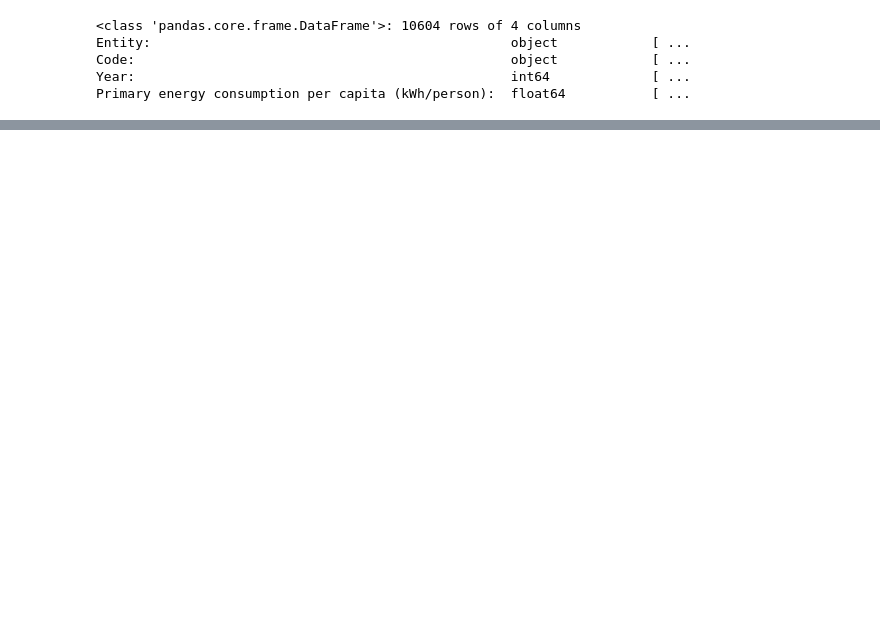
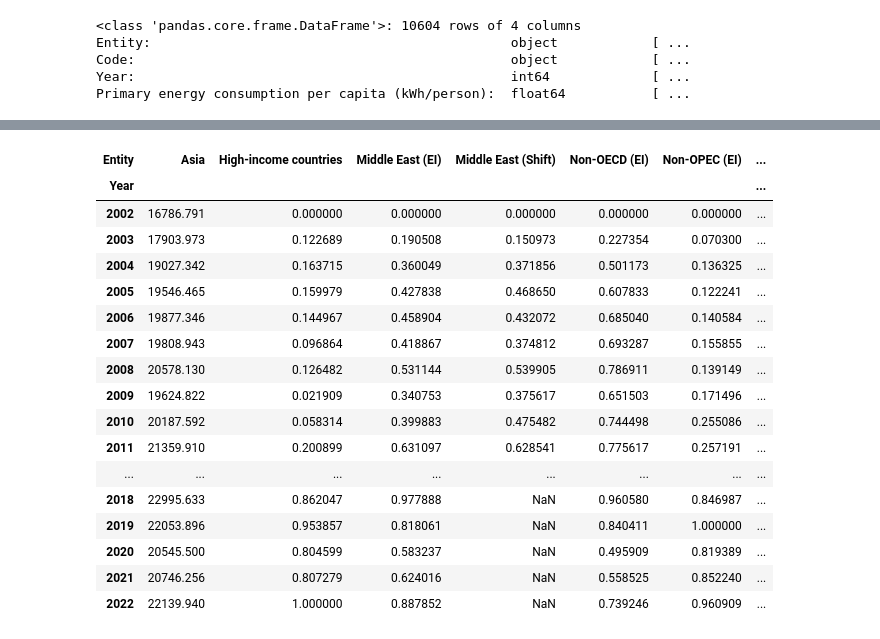
Before and after one commit to carlosvneves/fiap_techchallenge04, a Jupyter notebook: TechChallenge04_exog.ipynb, the cells around one changed output, grey strips where cells are left out. Cells and saved outputs as stored; diff of their text form; code cells hidden in the pictures; blank space fills up the shorter version.

```diff
--- a/TechChallenge04_exog.ipynb
+++ b/TechChallenge04_exog.ipynb
@@ -99,0 +153,2 @@ energy_percapita_gt_2001.groupby("Entity").sum(
+# %%
+oil_prod_country_gt_2001 = oil_prod_country.query("Year > 2001")
@@ -99,0 +184,4 @@ energy_percapita_gt_2001.groupby("Entity").sum(
+# %%
+oil_prod_country_gt_2001 = oil_prod_country_gt_2001.query(
+    f"Entity in {top15.to_list()}"
+)
@@ -99,0 +258,5 @@ energy_percapita_gt_2001.groupby("Entity").sum(
+# %%
+df_production = oil_prod_country_gt_2001.reset_index()[
+    ["Entity", "Year", "Oil production (TWh)"]
+].pivot(index="Year", columns="Entity", values="Oil production (TWh)")
+# df_production.reset_index()
@@ -99,0 +289,30 @@ energy_percapita_gt_2001.groupby("Entity").sum(
+# %%
+from sklearn.preprocessing import MinMaxScaler
+import plotly.graph_objs as go
+
+# Normalizing the production data
+scaler = MinMaxScaler()
+normalized_production = df_production.copy()
+normalized_production.iloc[:, 1:] = scaler.fit_transform(
+    df_production.iloc[:, 1:].to_numpy()
+)
+normalized_production
+# %% [output]
+| Entity | Asia | High-income countries | Middle East (EI) | Middle East (Shift) | Non-OECD (EI) | Non-OPEC (EI) | ... |
+| Year |  |  |  |  |  |  | ... |
+| 2002 | 16786.791 | 0.000000 | 0.000000 | 0.000000 | 0.000000 | 0.000000 | ... |
+| 2003 | 17903.973 | 0.122689 | 0.190508 | 0.150973 | 0.227354 | 0.070300 | ... |
+| 2004 | 19027.342 | 0.163715 | 0.360049 | 0.371856 | 0.501173 | 0.136325 | ... |
+| 2005 | 19546.465 | 0.159979 | 0.427838 | 0.468650 | 0.607833 | 0.122241 | ... |
+| 2006 | 19877.346 | 0.144967 | 0.458904 | 0.432072 | 0.685040 | 0.140584 | ... |
+| 2007 | 19808.943 | 0.096864 | 0.418867 | 0.374812 | 0.693287 | 0.155855 | ... |
+| 2008 | 20578.130 | 0.126482 | 0.531144 | 0.539905 | 0.786911 | 0.139149 | ... |
+| 2009 | 19624.822 | 0.021909 | 0.340753 | 0.375617 | 0.651503 | 0.171496 | ... |
+| 2010 | 20187.592 | 0.058314 | 0.399883 | 0.475482 | 0.744498 | 0.255086 | ... |
+| 2011 | 21359.910 | 0.200899 | 0.631097 | 0.628541 | 0.775617 | 0.257191 | ... |
+| ... | ... | ... | ... | ... | ... | ... | ... |
+| 2018 | 22995.633 | 0.862047 | 0.977888 | NaN | 0.960580 | 0.846987 | ... |
+| 2019 | 22053.896 | 0.953857 | 0.818061 | NaN | 0.840411 | 1.000000 | ... |
+| 2020 | 20545.500 | 0.804599 | 0.583237 | NaN | 0.495909 | 0.819389 | ... |
+| 2021 | 20746.256 | 0.807279 | 0.624016 | NaN | 0.558525 | 0.852240 | ... |
+| 2022 | 22139.940 | 1.000000 | 0.887852 | NaN | 0.739246 | 0.960909 | ... |
```
Also changed, not shown: parts of 29 cells of this notebook, 2 other files.
